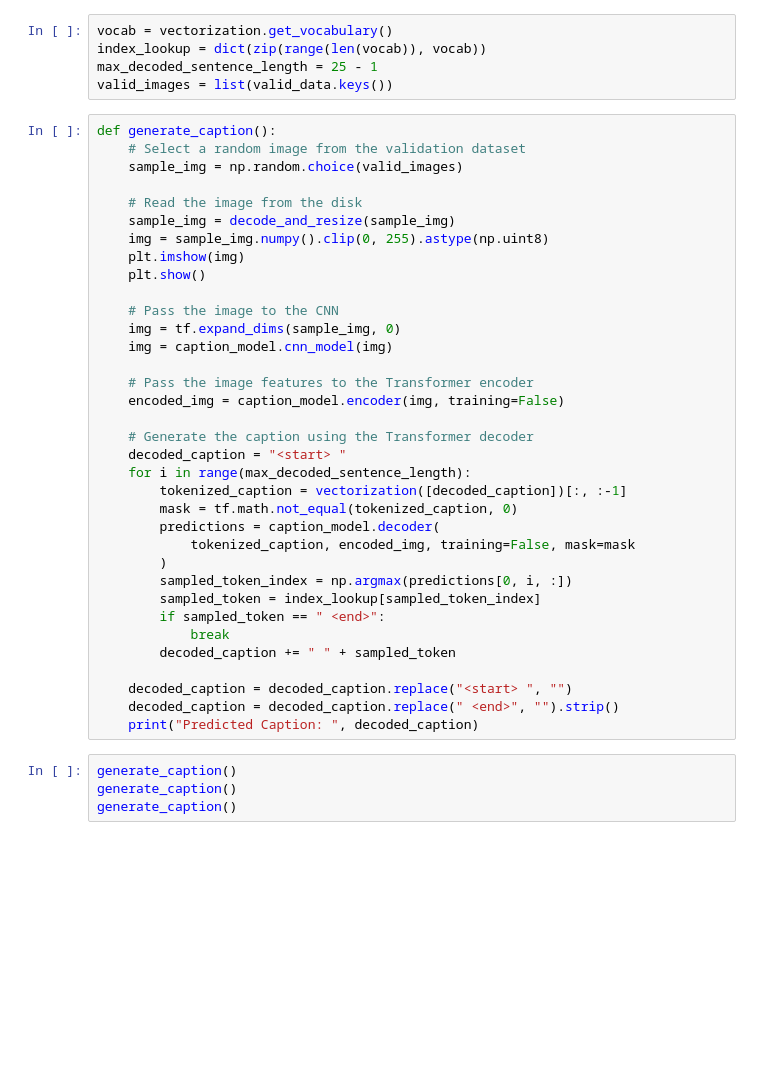
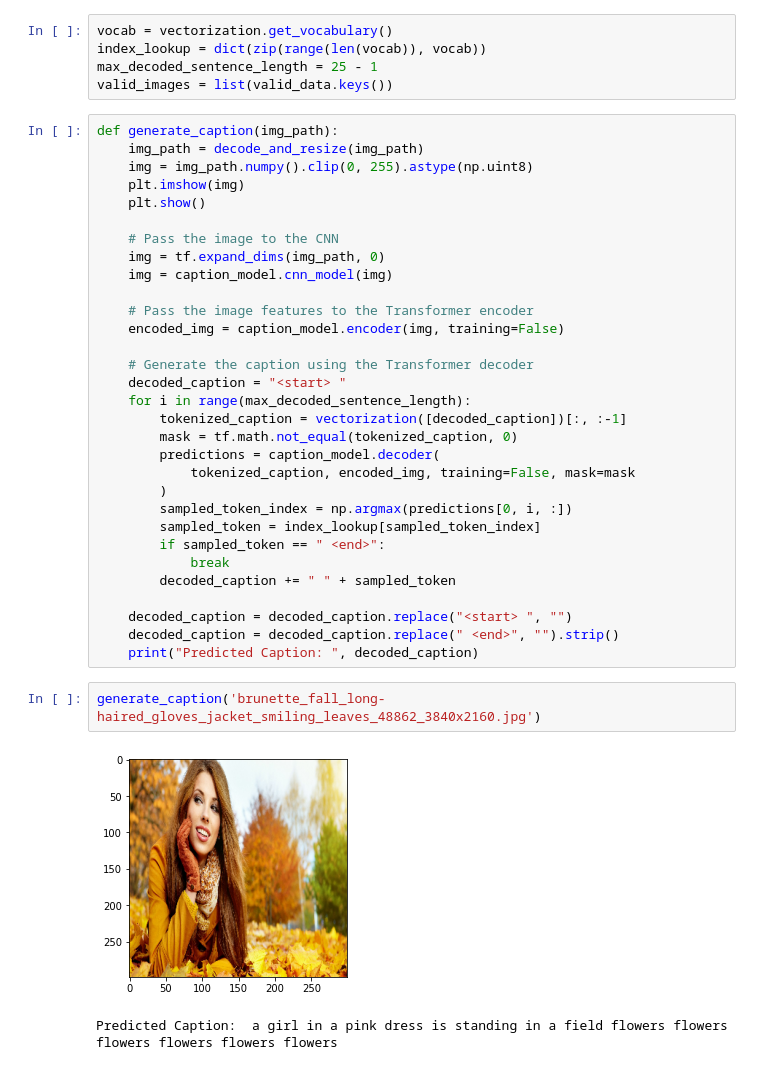
Before and after one commit to michael-s07/image-captioning-v2, a Jupyter notebook: script.ipynb, the cells around one changed output. Saved outputs shown, nothing was run; the diff lists cells and outputs as text; blank space fills up the shorter version.

```diff
--- a/script.ipynb
+++ b/script.ipynb
@@ -485,18 +490,14 @@ index_lookup = dict(zip(range(len(vocab)), vocab))
 max_decoded_sentence_length = 25 - 1
 valid_images = list(valid_data.keys())
 # %%
-def generate_caption():
-    # Select a random image from the validation dataset
-    sample_img = np.random.choice(valid_images)
-
-    # Read the image from the disk
-    sample_img = decode_and_resize(sample_img)
-    img = sample_img.numpy().clip(0, 255).astype(np.uint8)
+def generate_caption(img_path):
+    img_path = decode_and_resize(img_path)
+    img = img_path.numpy().clip(0, 255).astype(np.uint8)
     plt.imshow(img)
     plt.show()
 
     # Pass the image to the CNN
-    img = tf.expand_dims(sample_img, 0)
+    img = tf.expand_dims(img_path, 0)
     img = caption_model.cnn_model(img)
 
     # Pass the image features to the Transformer encoder
@@ -519,7 +520,8 @@ def generate_caption():
     decoded_caption = decoded_caption.replace("<start> ", "")
     decoded_caption = decoded_caption.replace(" <end>", "").strip()
     print("Predicted Caption: ", decoded_caption)
-# %%
-generate_caption()
-generate_caption()
-generate_caption()
+# %%
+generate_caption('brunette_fall_long-haired_gloves_jacket_smiling_leaves_48862_3840x2160.jpg')
+# %% [output]
+[figure, added]
+Predicted Caption:  a girl in a pink dress is standing in a field flowers flowers flowers flowers flowers flowers
```
Also changed, not shown: parts of 6 cells of this notebook, 2 other files.
